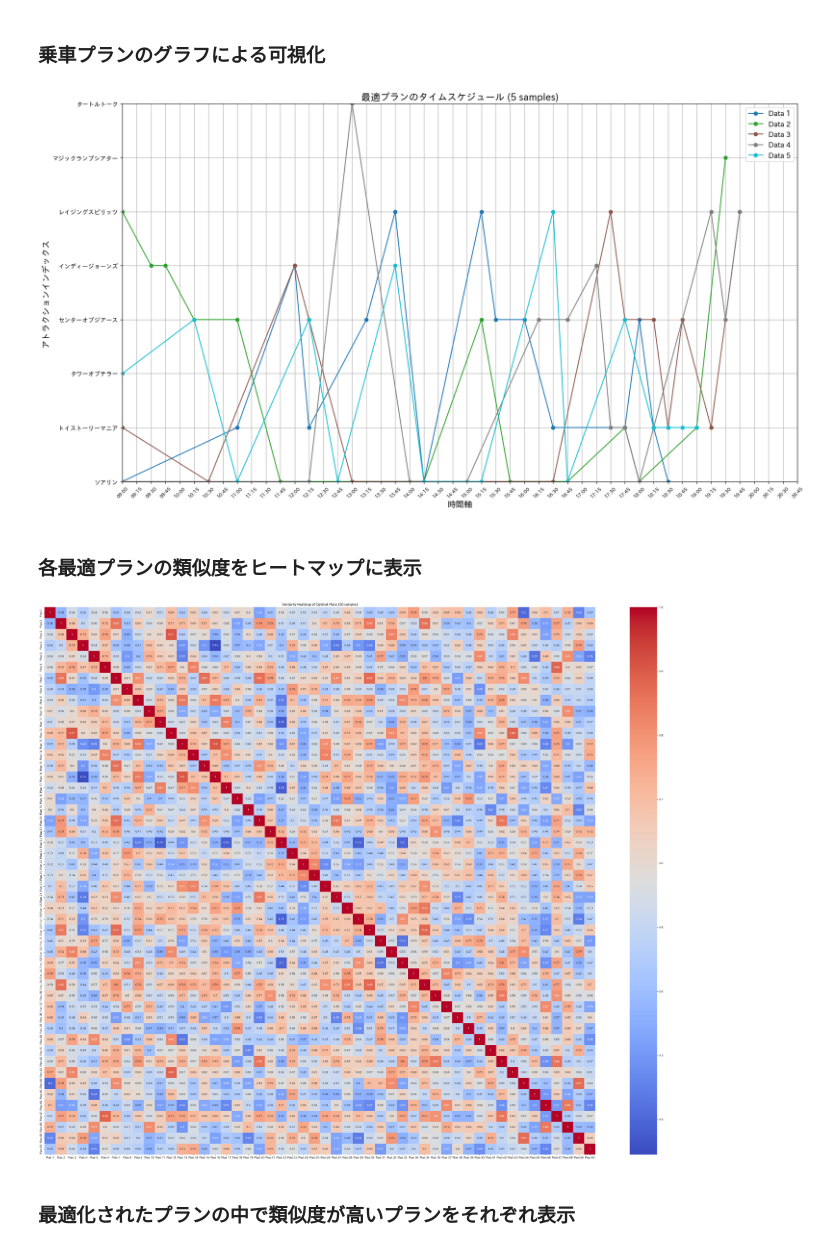
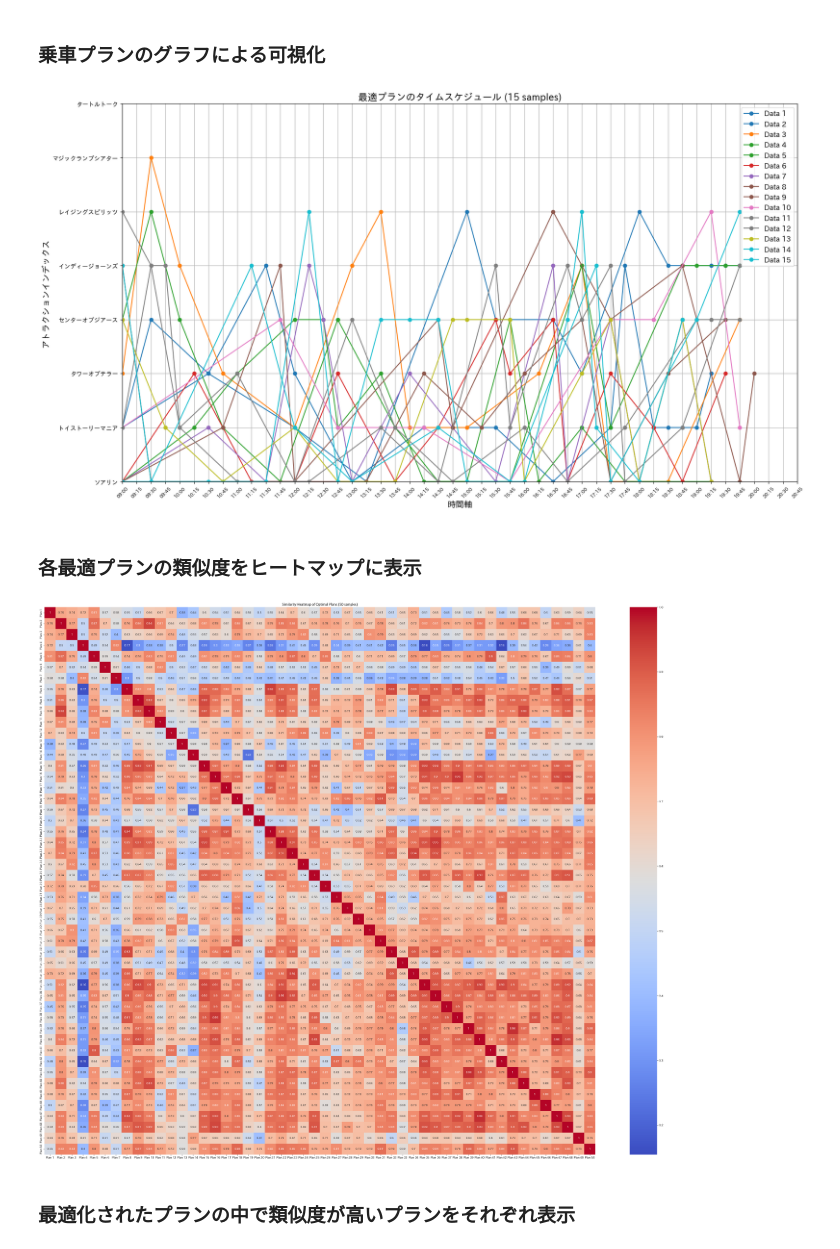
Before and after one commit to kazubokujo-INIAD/myg_r, a Jupyter notebook: matplotlib.ipynb, the cells around one changed output. Drawn from its saved outputs; the diff is of its cells as text; code cells hidden in the pictures.

Commit message:
best_result_csv add

```diff
--- a/matplotlib.ipynb
+++ b/matplotlib.ipynb
@@ -155,10 +227,10 @@ def plot_time_schedule(csv_file, num_samples=10):
     plt.show()
 # %%
 # 関数の呼び出し
-csv_file = "best_result_csv/best_results_1days_r50_t1000.csv"  # 適切なファイルパスに変更する
-plot_time_schedule(csv_file, num_samples=5)
+csv_file = "best_result_csv/best_results_alldays_r1_t1000.csv"  # 適切なファイルパスに変更する
+plot_time_schedule(csv_file, num_samples=15)
 # %% [output]
-[figure, old version]
+[figure, new version]
 # %% [markdown]
 ### 各最適プランの類似度をヒートマップに表示
 # %%
@@ -200,10 +272,10 @@ def plot_heatmap(csv_file, num_samples=10):
     plt.show()
 # %%
 # 関数の呼び出し
-csv_file = "best_result_csv/best_results_1days_r50_t1000.csv"  # 適切なファイルパスに変更する
+csv_file = "best_result_csv/best_results_alldays_r1_t1000.csv"  # 適切なファイルパスに変更する
 plot_heatmap(csv_file, num_samples=50)
 # %% [output]
-[figure, old version]
+[figure, new version]
 # %% [markdown]
 ### 最適化されたプランの中で類似度が高いプランをそれぞれ表示
 # %%
```
Also changed, not shown: parts of 3 cells of this notebook, 4 other files.
